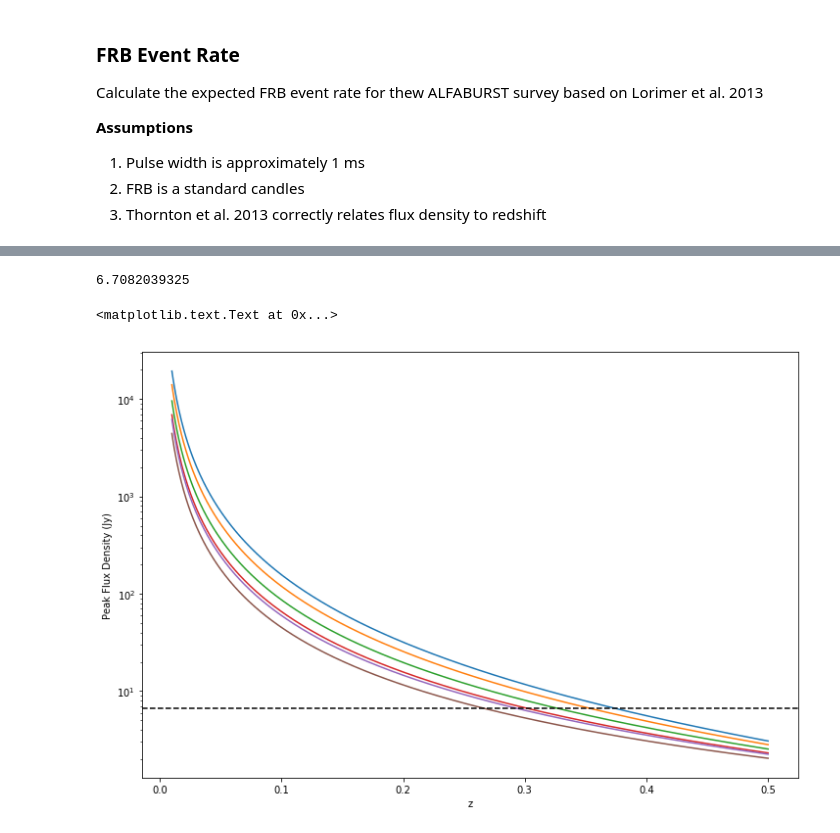
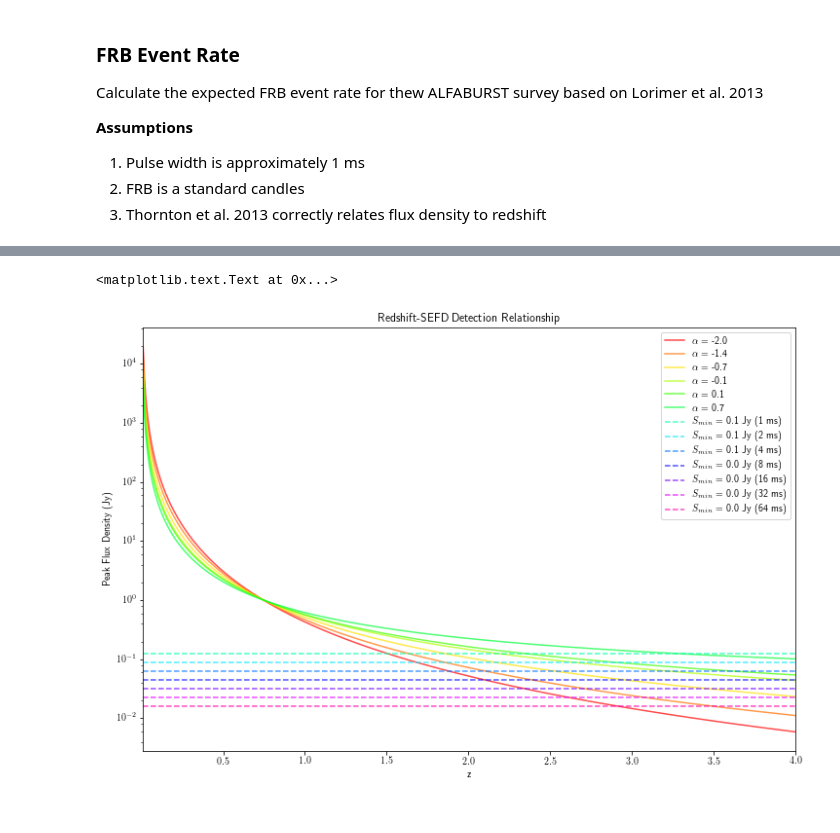
Before and after one commit to griffinfoster/alfaburst-initial-survey, a Jupyter notebook: notebooks/frb_event_rate.ipynb, the cells around one changed output, grey strips where cells are left out. Drawn from its saved outputs; the diff is of its cells as text; code cells hidden in the pictures.

Commit message:
SEFD calc and began event rates calc

```diff
--- a/notebooks/frb_event_rate.ipynb
+++ b/notebooks/frb_event_rate.ipynb
@@ -19,21 +35,19 @@ plt.rcParams['figure.figsize'] = (12, 8)
 # Parameters
 SEFD = 3. # Jy, SEFD of ALFA (main beam)
 threshold = 10. # SNR threshold of detection pipeline
-pulseWidth = 5.*1024. # us, expected pulse width
-tRes = 256. # us, spectra time resolution
+pulseWidth = np.array([1., 2., 4., 8., 16., 32., 64.]) * 1000. # us, expected pulse width
+tRes = 256. # us, ALFABURST spectra time resolution
 dFactor = pulseWidth / tRes# decimation factor
-sMin = SEFD * (threshold / np.sqrt(dFactor)) # Minimum flux density detection, based on radiometer equation
+bw = 56. * 1e6 # ALFABURST effective bandwidth in Hz
+sMin = SEFD * (threshold / np.sqrt(dFactor * (tRes * 1e-6) * bw)) # Minimum flux density detection, based on radiometer equation
 
 fObsMin = 1347e6 # ALFABURST 56 MHz bandwidth system min frequency
 fObsMax = 1403e6 # ALFABURST 56 MHz bandwidth system max frequency
 
 alphas = [-2., -1.4, -0.7, -0.1, 0.1, 0.7] # spectral indicies to model
+zMin = 0.01
+zMax = 4.0
 #zMax = 8.234 # from frb_search_volume.ipynb
-zMax = 0.5
-
-print sMin
-# %% [output]
-6.7082039325
 # %%
 def coMovingDist(z):
     """Co-moving distance in Gpc, Eq. 3 from Lorimer et al. 2013
@@ -90,19 +104,27 @@ def calcSpeak(LModel, z, alpha, fObsMin, fObsMax, fLumMin=1e7, fLumMax=1e10):
 
     return sPeak / 1e-19
 # %%
-zArr = np.linspace(0.01, zMax, 512)
+zArr = np.linspace(zMin, zMax, 512)
 sPeakArr = np.zeros((len(alphas), len(zArr)))
+
+cmap = plt.cm.hsv
+colors = iter(cmap(np.linspace(0, 0.9, len(alphas) + len(sMin))))
 
 for aid, alpha in enumerate(alphas):
     LModel = calcLModel(alphaRef=alpha)
     for zid,zz in enumerate(zArr):
         sPeakArr[aid, zid] = calcSpeak(LModel, zz, alpha, fObsMin, fObsMax)
+    plt.semilogy(zArr, sPeakArr[aid], color=next(colors), alpha=0.7, label=r'$\alpha =$ %1.1f'%alpha)
 
-    plt.semilogy(zArr, sPeakArr[aid])
+for sMinVal, pwVal in zip(sMin, pulseWidth):
+    plt.axhline(y=sMinVal, xmin=0.0, xmax=1.0, color=next(colors), linestyle="--", alpha=0.7, \
+                label='$S_{min}=$ %1.1f Jy (%.0f ms)'%(sMinVal, pwVal/1000.))
 
-plt.axhline(y=sMin, xmin=0.0, xmax=1.0, color="k", linestyle="--")
+plt.legend()
+plt.xlim(zMin, zMax)
 plt.xlabel('z')
 plt.ylabel('Peak Flux Density (Jy)')
+plt.title('Redshift-SEFD Detection Relationship')
 # %% [output]
 <matplotlib.text.Text at 0x...>
-[figure, old version]
+[figure, new version]
```
Also changed, not shown: parts of 7 cells of this notebook.
